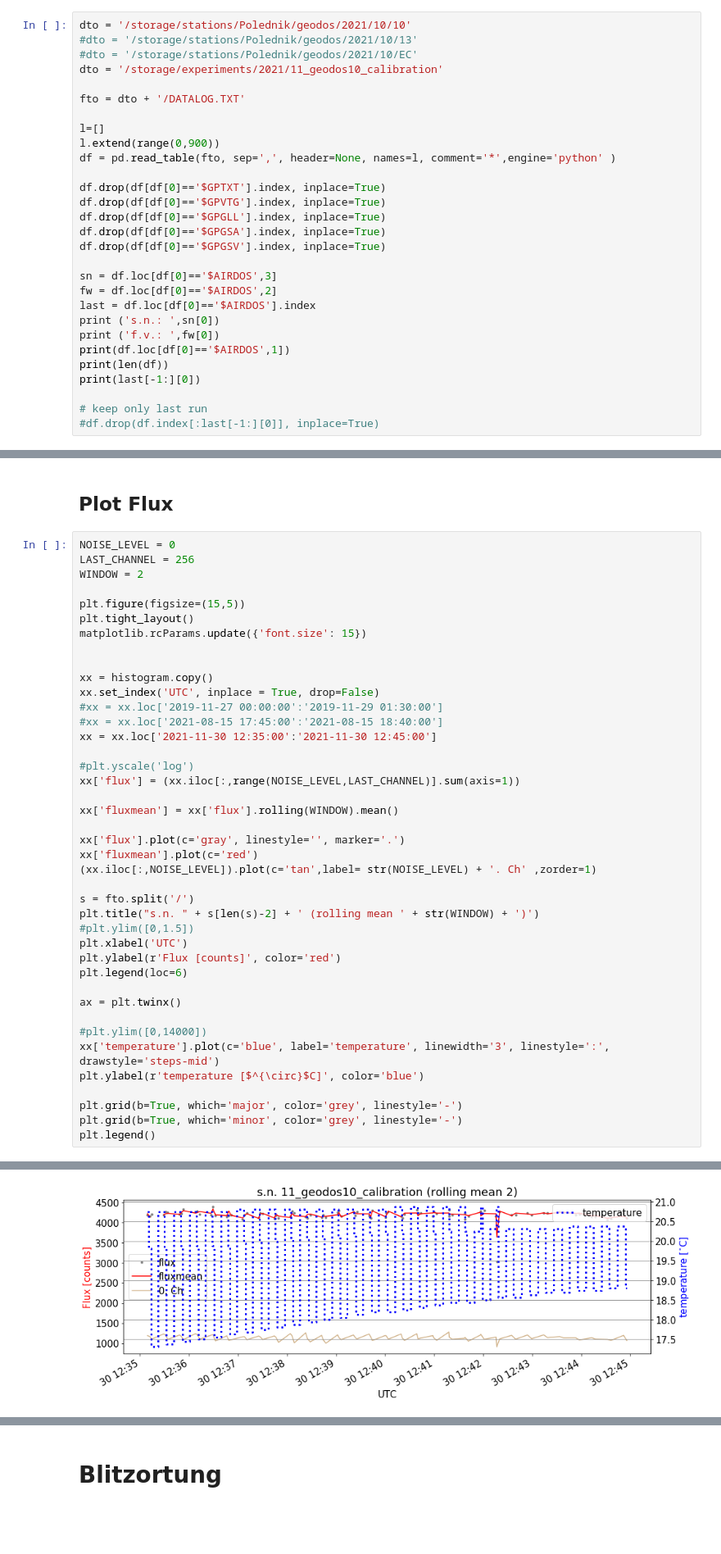
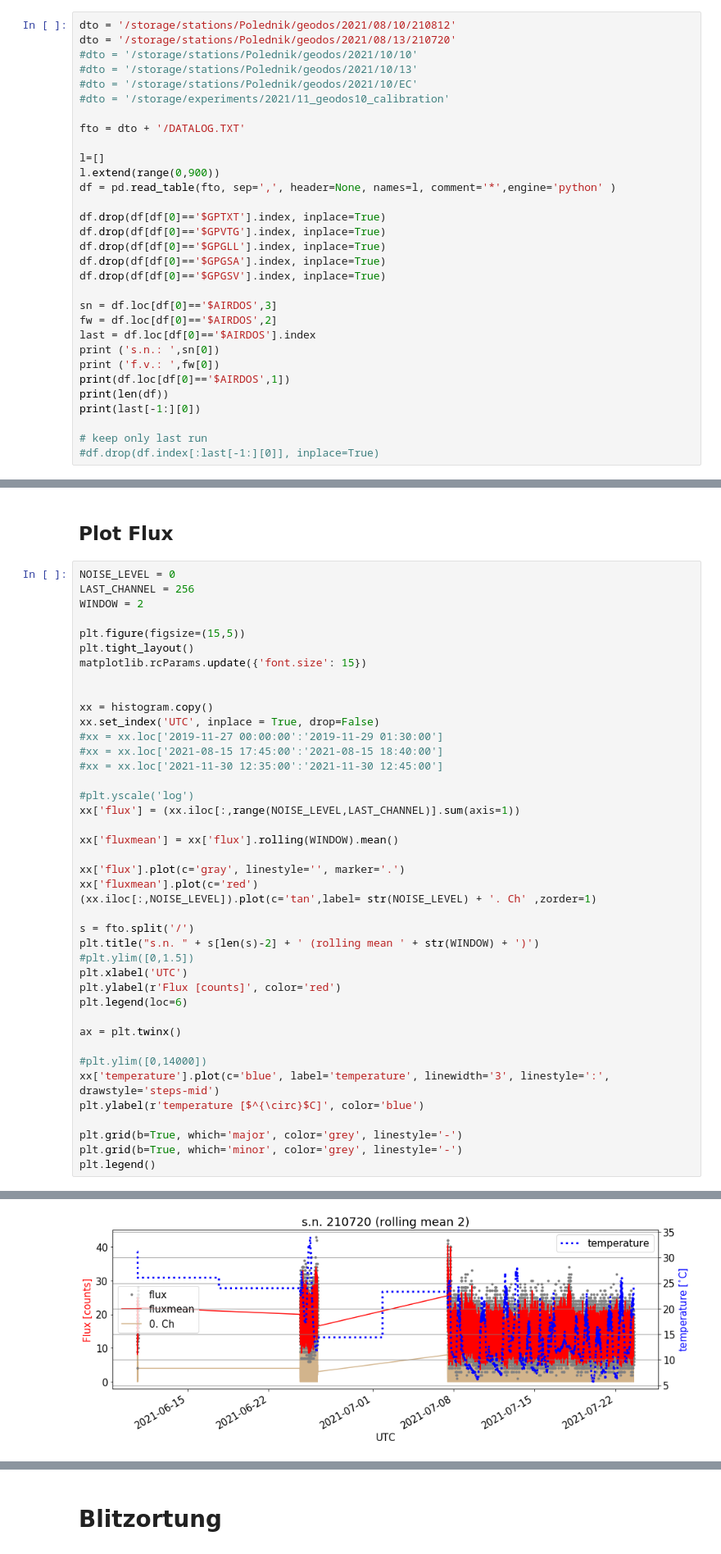
Before and after one commit to UniversalScientificTechnologies/GEODOS01, a Jupyter notebook: notebooks/GEODOS-specrum_pro_olenu.ipynb, the cells around one changed output, grey strips where cells are left out. Shown: that part at 82% size. Saved outputs shown, nothing was run; the diff lists cells and outputs as text; blank space fills up the shorter version.

```diff
--- a/notebooks/GEODOS-specrum_pro_olenu.ipynb
+++ b/notebooks/GEODOS-specrum_pro_olenu.ipynb
@@ -17,10 +17,12 @@ Populating the interactive namespace from numpy and matplotlib
 # %% [markdown]
 ## Read Logfile
 # %%
-dto = '/storage/stations/Polednik/geodos/2021/10/10'
+dto = '/storage/stations/Polednik/geodos/2021/08/10/210812'
+dto = '/storage/stations/Polednik/geodos/2021/08/13/210720'
+#dto = '/storage/stations/Polednik/geodos/2021/10/10'
 #dto = '/storage/stations/Polednik/geodos/2021/10/13'
 #dto = '/storage/stations/Polednik/geodos/2021/10/EC'
-dto = '/storage/experiments/2021/11_geodos10_calibration'
+#dto = '/storage/experiments/2021/11_geodos10_calibration'
 
 fto = dto + '/DATALOG.TXT'
 
@@ -176,36 +188,36 @@ xx = histogram.copy()
 xx.set_index('UTC', inplace = True, drop=False)
 #xx = xx.loc['2019-11-27 00:00:00':'2019-11-29 01:30:00']
 #xx = xx.loc['2021-08-15 17:45:00':'2021-08-15 18:40:00']
-xx = xx.loc['2021-11-30 12:35:00':'2021-11-30 12:45:00']
+#xx = xx.loc['2021-11-30 12:35:00':'2021-11-30 12:45:00']
 
 #plt.yscale('log')
 xx['flux'] = (xx.iloc[:,range(NOISE_LEVEL,LAST_CHANNEL)].sum(axis=1))
 
 xx['fluxmean'] = xx['flux'].rolling(WINDOW).mean()
 
 xx['flux'].plot(c='gray', linestyle='', marker='.')
 xx['fluxmean'].plot(c='red')
 (xx.iloc[:,NOISE_LEVEL]).plot(c='tan',label= str(NOISE_LEVEL) + '. Ch' ,zorder=1)
 
 s = fto.split('/')
 plt.title("s.n. " + s[len(s)-2] + ' (rolling mean ' + str(WINDOW) + ')')
 #plt.ylim([0,1.5])
 plt.xlabel('UTC')
 plt.ylabel(r'Flux [counts]', color='red')
 plt.legend(loc=6)
 
 ax = plt.twinx()
 
 #plt.ylim([0,14000])
 xx['temperature'].plot(c='blue', label='temperature', linewidth='3', linestyle=':', drawstyle='steps-mid')
 plt.ylabel(r'temperature [$^{\circ}$C]', color='blue')
 
 plt.grid(b=True, which='major', color='grey', linestyle='-')
 plt.grid(b=True, which='minor', color='grey', linestyle='-')
 plt.legend()
 # %% [output]
 <matplotlib.legend.Legend at 0x...>
-[figure, old version]
+[figure, new version]
 # %%
 plt.figure(figsize=(15,5))
 plt.tight_layout()
```
Also changed, not shown: parts of 5 cells of this notebook, 2 other files.
